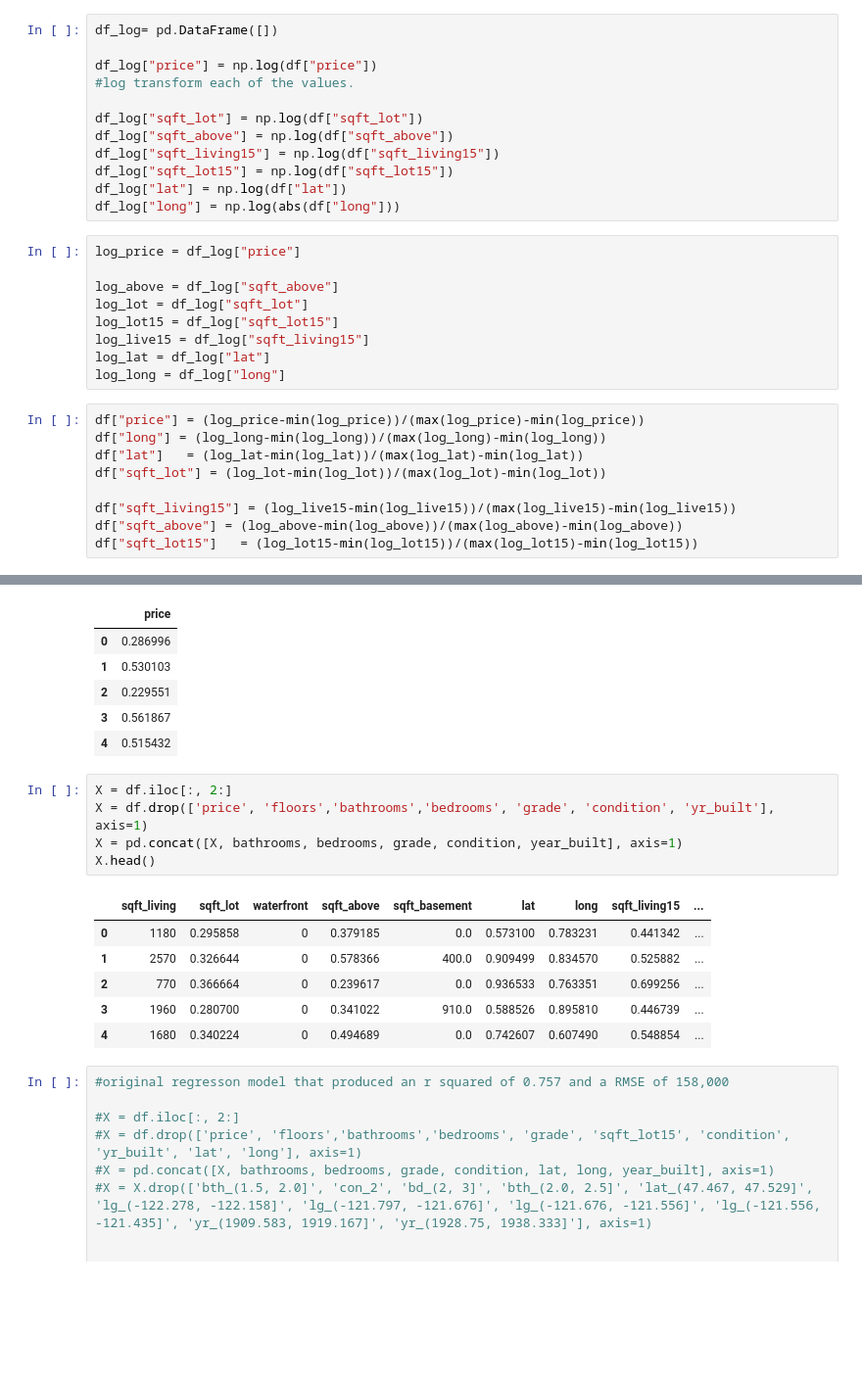
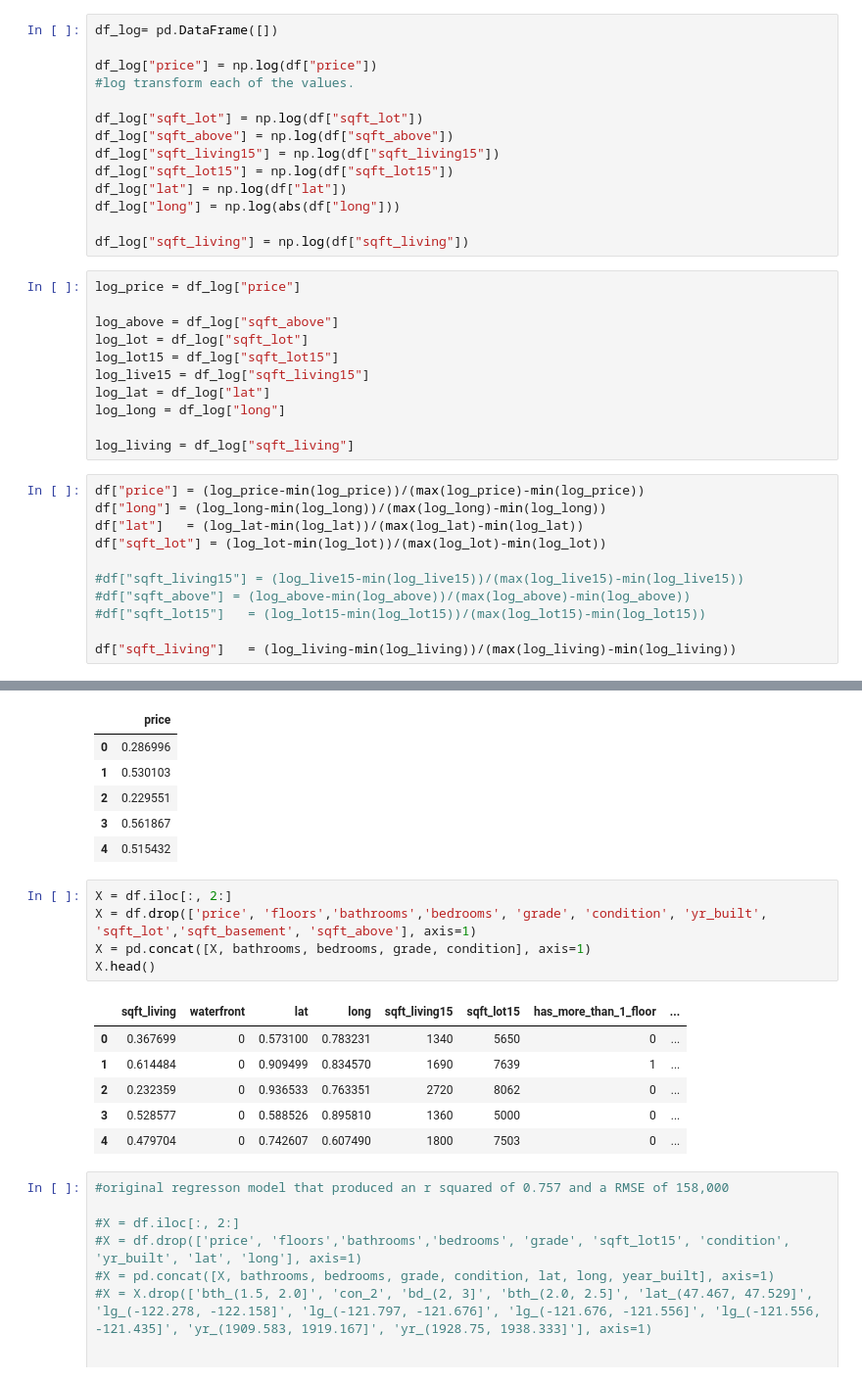
Before and after one commit to cjriggio/dsc-v2-mod1-final-project, a Jupyter notebook: project_1_chris_riggio.ipynb, the cells around one changed output, grey strips where cells are left out. Shown at 98% size. Drawn from its saved outputs; the diff is of its cells as text; blank space fills up the shorter version.

```diff
--- a/project_1_chris_riggio.ipynb
+++ b/project_1_chris_riggio.ipynb
@@ -345,6 +342,8 @@ df_log["sqft_living15"] = np.log(df["sqft_living15"])
 df_log["sqft_lot15"] = np.log(df["sqft_lot15"])
 df_log["lat"] = np.log(df["lat"])
 df_log["long"] = np.log(abs(df["long"]))
+
+df_log["sqft_living"] = np.log(df["sqft_living"])
 # %%
 log_price = df_log["price"]
 
@@ -354,15 +353,19 @@ log_lot15 = df_log["sqft_lot15"]
 log_live15 = df_log["sqft_living15"]
 log_lat = df_log["lat"]
 log_long = df_log["long"]
+
+log_living = df_log["sqft_living"]
 # %%
 df["price"] = (log_price-min(log_price))/(max(log_price)-min(log_price))
 df["long"] = (log_long-min(log_long))/(max(log_long)-min(log_long))
 df["lat"]   = (log_lat-min(log_lat))/(max(log_lat)-min(log_lat))
 df["sqft_lot"] = (log_lot-min(log_lot))/(max(log_lot)-min(log_lot))
 
-df["sqft_living15"] = (log_live15-min(log_live15))/(max(log_live15)-min(log_live15))
-df["sqft_above"] = (log_above-min(log_above))/(max(log_above)-min(log_above))
-df["sqft_lot15"]   = (log_lot15-min(log_lot15))/(max(log_lot15)-min(log_lot15))
+#df["sqft_living15"] = (log_live15-min(log_live15))/(max(log_live15)-min(log_live15))
+#df["sqft_above"] = (log_above-min(log_above))/(max(log_above)-min(log_above))
+#df["sqft_lot15"]   = (log_lot15-min(log_lot15))/(max(log_lot15)-min(log_lot15))
+
+df["sqft_living"]   = (log_living-min(log_living))/(max(log_living)-min(log_living))
 # %%
 y = df.iloc[:, :1]
 y.head()
@@ -375,16 +378,16 @@ y.head()
 | 4 | 0.515432 |
 # %%
 X = df.iloc[:, 2:]
-X = df.drop(['price', 'floors','bathrooms','bedrooms', 'grade', 'condition', 'yr_built'], axis=1)
-X = pd.concat([X, bathrooms, bedrooms, grade, condition, year_built], axis=1)
+X = df.drop(['price', 'floors','bathrooms','bedrooms', 'grade', 'condition', 'yr_built', 'sqft_lot','sqft_basement', 'sqft_above'], axis=1)
+X = pd.concat([X, bathrooms, bedrooms, grade, condition], axis=1)
 X.head()
 # %% [output]
-|  | sqft_living | sqft_lot | waterfront | sqft_above | sqft_basement | lat | long | sqft_living15 | ... |
-| 0 | 1180 | 0.295858 | 0 | 0.379185 | 0.0 | 0.573100 | 0.783231 | 0.441342 | ... |
-| 1 | 2570 | 0.326644 | 0 | 0.578366 | 400.0 | 0.909499 | 0.834570 | 0.525882 | ... |
-| 2 | 770 | 0.366664 | 0 | 0.239617 | 0.0 | 0.936533 | 0.763351 | 0.699256 | ... |
-| 3 | 1960 | 0.280700 | 0 | 0.341022 | 910.0 | 0.588526 | 0.895810 | 0.446739 | ... |
-| 4 | 1680 | 0.340224 | 0 | 0.494689 | 0.0 | 0.742607 | 0.607490 | 0.548854 | ... |
+|  | sqft_living | waterfront | lat | long | sqft_living15 | sqft_lot15 | has_more_than_1_floor | ... |
+| 0 | 0.367699 | 0 | 0.573100 | 0.783231 | 1340 | 5650 | 0 | ... |
+| 1 | 0.614484 | 0 | 0.909499 | 0.834570 | 1690 | 7639 | 1 | ... |
+| 2 | 0.232359 | 0 | 0.936533 | 0.763351 | 2720 | 8062 | 0 | ... |
+| 3 | 0.528577 | 0 | 0.588526 | 0.895810 | 1360 | 5000 | 0 | ... |
+| 4 | 0.479704 | 0 | 0.742607 | 0.607490 | 1800 | 7503 | 0 | ... |
 # %%
 #original regresson model that produced an r squared of 0.757 and a RMSE of 158,000
 
```
Also changed, not shown: parts of 19 cells of this notebook, 1 other file.
